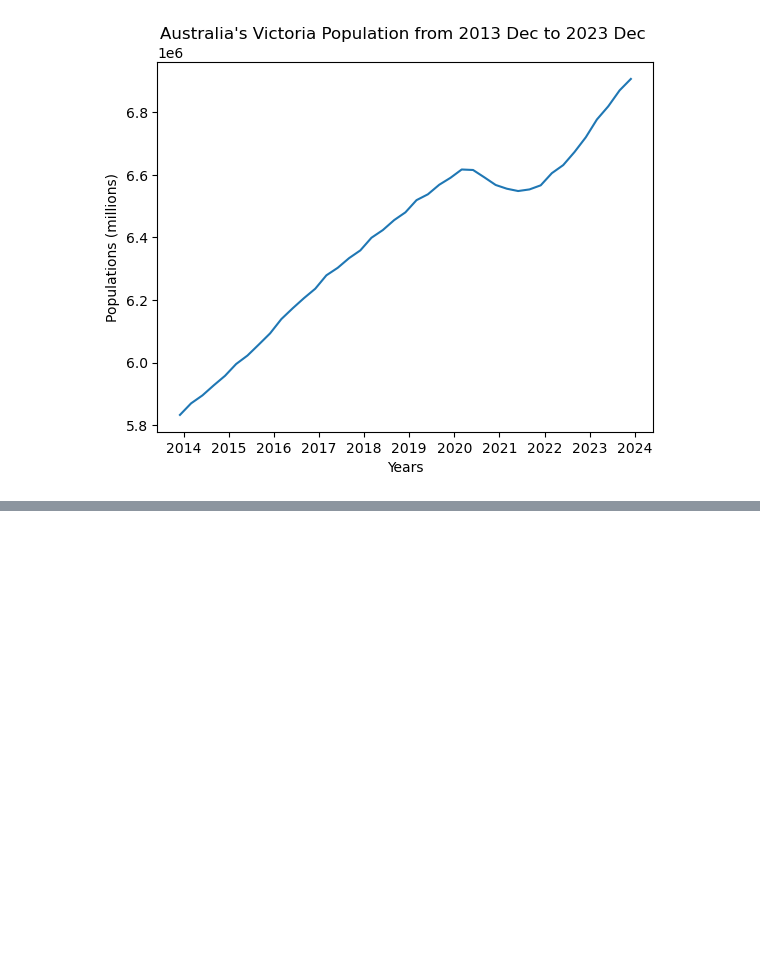
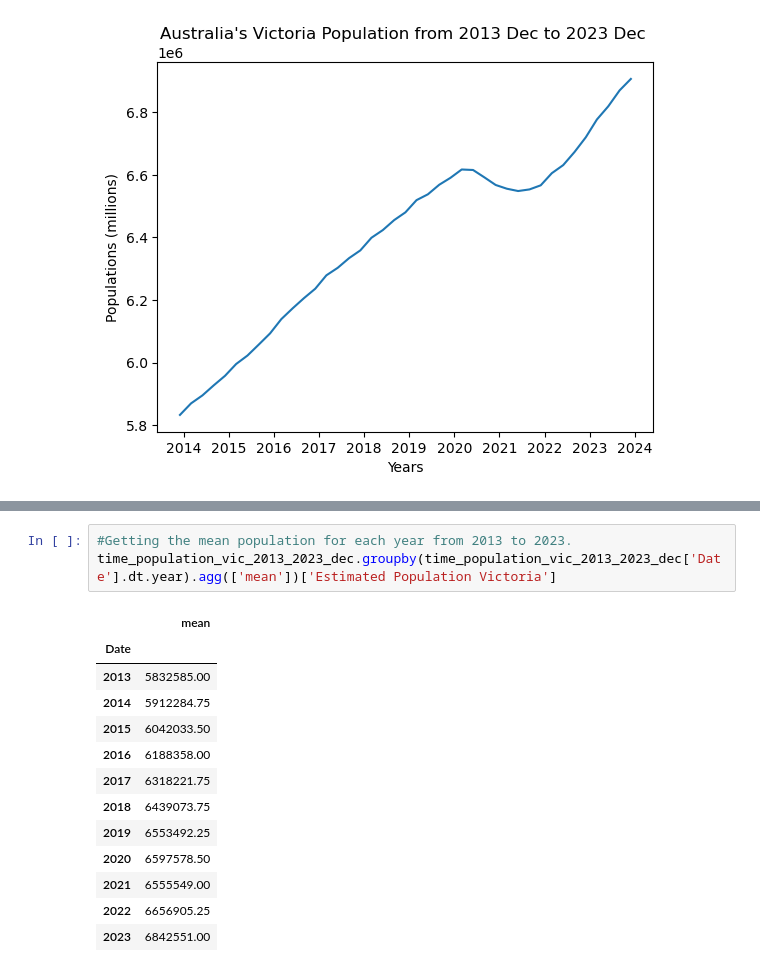
Before and after one commit to HansLimq/Project-1, a Jupyter notebook: Price vs Population.ipynb, the cells around one changed output, grey strips where cells are left out. Drawn from its saved outputs; the diff is of its cells as text; blank space fills up the shorter version.

```diff
--- a/Price vs Population.ipynb
+++ b/Price vs Population.ipynb
@@ -324,0 +354,17 @@ plt.show()
+# %%
+#Getting the mean population for each year from 2013 to 2023.
+time_population_vic_2013_2023_dec.groupby(time_population_vic_2013_2023_dec['Date'].dt.year).agg(['mean'])['Estimated Population Victoria']
+# %% [output]
+|  | mean |
+| Date |  |
+| 2013 | 5832585.00 |
+| 2014 | 5912284.75 |
+| 2015 | 6042033.50 |
+| 2016 | 6188358.00 |
+| 2017 | 6318221.75 |
+| 2018 | 6439073.75 |
+| 2019 | 6553492.25 |
+| 2020 | 6597578.50 |
+| 2021 | 6555549.00 |
+| 2022 | 6656905.25 |
+| 2023 | 6842551.00 |
```
Also changed, not shown: parts of 4 cells of this notebook.
